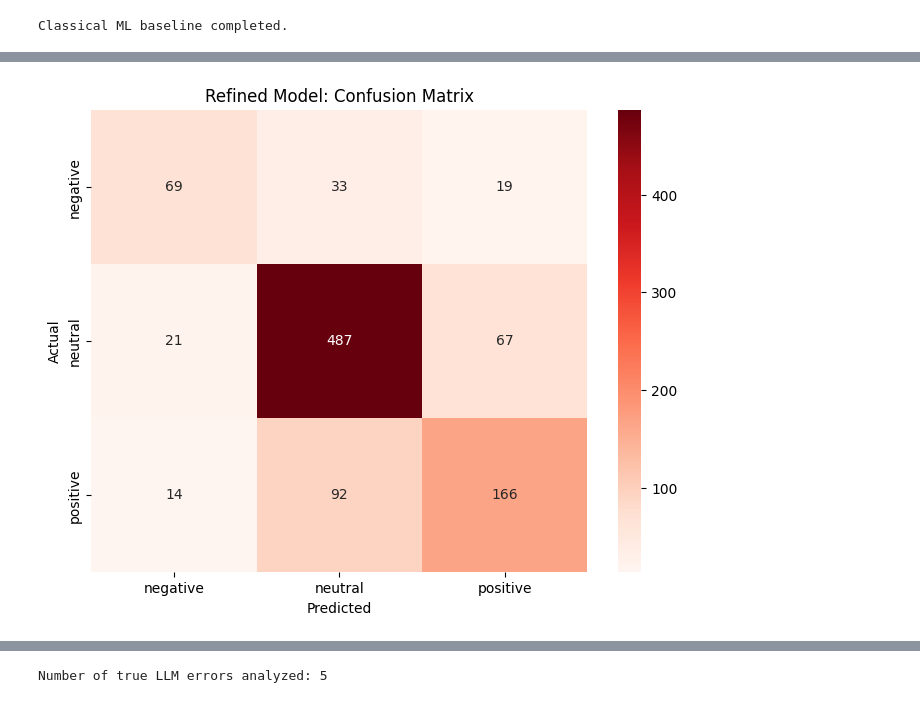
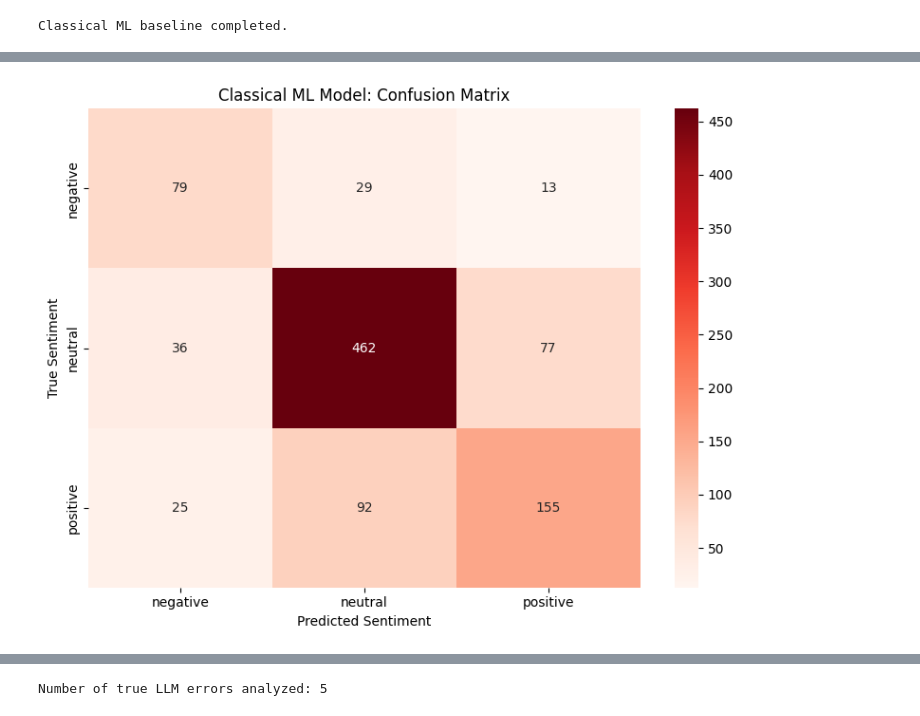
Before and after one commit to TadikondaMythri/96_Mythri, a Jupyter notebook: financial_sentiment_analysis_llm.ipynb, the cells around one changed output, grey strips where cells are left out. Drawn from its saved outputs; the diff is of its cells as text; code cells hidden in the pictures.

```diff
--- a/financial_sentiment_analysis_llm.ipynb
+++ b/financial_sentiment_analysis_llm.ipynb
@@ -307,0 +260,19 @@ weighted avg       0.74      0.75      0.74       968
+# %%
+# STEP 5A: Classical ML Evaluation (FINAL, VECTOR-AWARE)
+
+from sklearn.metrics import classification_report
+
+# Transform test data using the SAME vectorizer
+X_test_vec = tfidf.transform(X_test)
+
+# Predict on the FULL test set
+y_pred_ml = ml_model.predict(X_test_vec)
+
+print("--- CLASSICAL ML MODEL PERFORMANCE (FULL TEST SET) ---")
+print(
+    classification_report(
+        y_test,
+        y_pred_ml,
+        target_names=le.classes_
+    )
+)
@@ -308,15 +290,37 @@ weighted avg       0.74      0.75      0.74       968
 # %%
-#step 5B:
-# 3. Create a Heatmap for the Final Model
-cm = confusion_matrix(y_test, y_pred_refined)
-plt.figure(figsize=(8,6))
-sns.heatmap(cm, annot=True, fmt='d', cmap='Reds',
-            xticklabels=le.classes_, yticklabels=le.classes_)
-plt.title('Refined Model: Confusion Matrix')
-plt.xlabel('Predicted')
-plt.ylabel('Actual')
-plt.savefig('final_confusion_matrix.png') # For your README.md
+# STEP 5B: Classical ML Confusion Matrix (FINAL, FIXED)
+
+from sklearn.metrics import confusion_matrix
+import seaborn as sns
+import matplotlib.pyplot as plt
+
+# Convert numeric labels to string labels (FULL test set)
+y_true_str = le.inverse_transform(y_test)
+y_pred_str = le.inverse_transform(y_pred_ml)
+
+# Confusion matrix using consistent full-length labels
+cm_ml = confusion_matrix(
+    y_true_str,
+    y_pred_str,
+    labels=le.classes_
+)
+
+plt.figure(figsize=(8, 6))
+sns.heatmap(
+    cm_ml,
+    annot=True,
+    fmt='d',
+    cmap='Reds',
+    xticklabels=le.classes_,
+    yticklabels=le.classes_
+)
+
+plt.title("Classical ML Model: Confusion Matrix")
+plt.xlabel("Predicted Sentiment")
+plt.ylabel("True Sentiment")
+plt.tight_layout()
+plt.savefig("ml_confusion_matrix.png")
 plt.show()
 # %% [output]
-[figure, old version]
+[figure, new version]
 # %%
```
Also changed, not shown: parts of 14 cells of this notebook.
